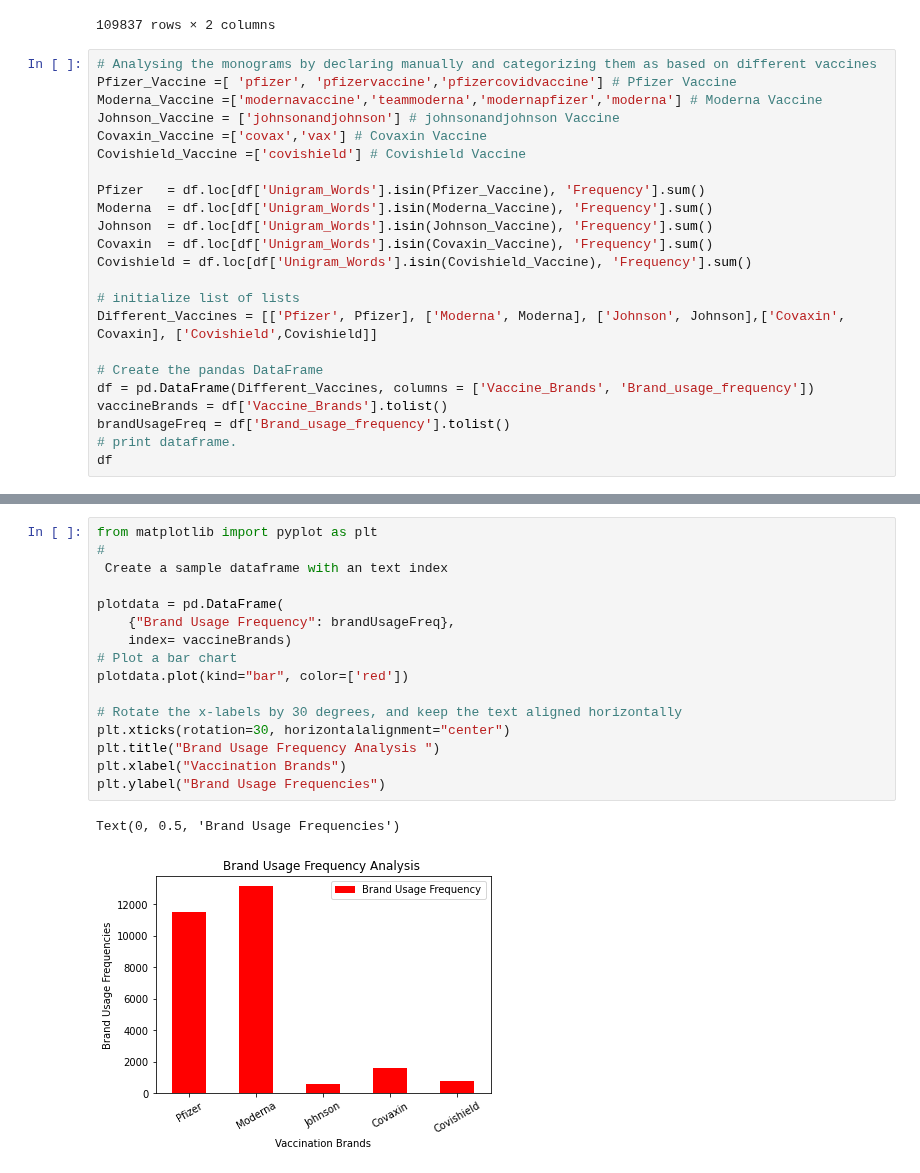
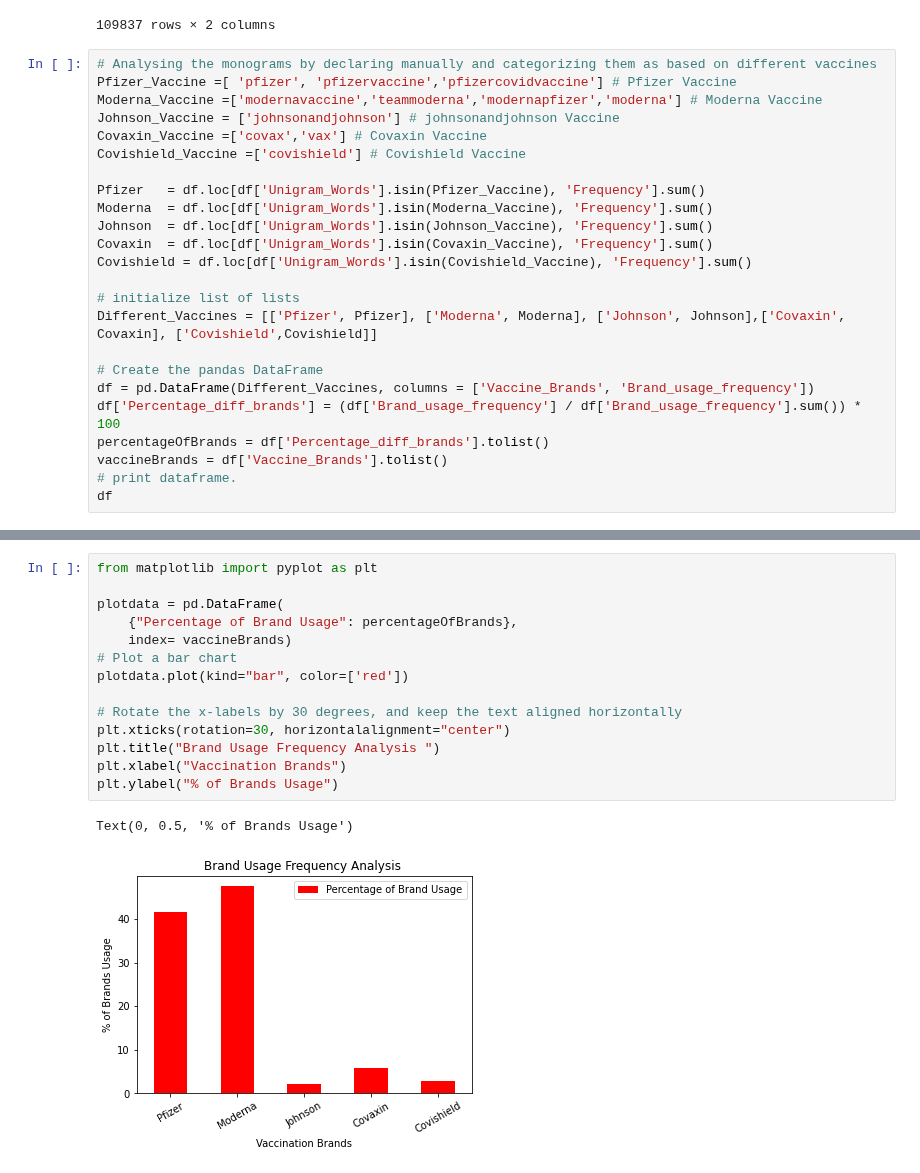
Before and after one commit to Nagmashaik123/Section203-Group06, a Jupyter notebook: Vacc_Brands_TM_Monograms.ipynb, the cells around one changed output, grey strips where cells are left out. Cells and saved outputs as stored; diff of their text form.

```diff
--- a/Vacc_Brands_TM_Monograms.ipynb
+++ b/Vacc_Brands_TM_Monograms.ipynb
@@ -99,8 +99,9 @@ Different_Vaccines = [['Pfizer', Pfizer], ['Moderna', Moderna], ['Johnson', John
 
 # Create the pandas DataFrame
 df = pd.DataFrame(Different_Vaccines, columns = ['Vaccine_Brands', 'Brand_usage_frequency'])
+df['Percentage_diff_brands'] = (df['Brand_usage_frequency'] / df['Brand_usage_frequency'].sum()) * 100
+percentageOfBrands = df['Percentage_diff_brands'].tolist()
 vaccineBrands = df['Vaccine_Brands'].tolist()
-brandUsageFreq = df['Brand_usage_frequency'].tolist()
 # print dataframe.
 df
 # %% [output]
@@ -113,19 +114,17 @@ df
 # %%
 from matplotlib import pyplot as plt
-#
- Create a sample dataframe with an text index
 
 plotdata = pd.DataFrame(
-    {"Brand Usage Frequency": brandUsageFreq},
+    {"Percentage of Brand Usage": percentageOfBrands},
     index= vaccineBrands)
 # Plot a bar chart
 plotdata.plot(kind="bar", color=['red'])
 
 # Rotate the x-labels by 30 degrees, and keep the text aligned horizontally
 plt.xticks(rotation=30, horizontalalignment="center")
 plt.title("Brand Usage Frequency Analysis ")
 plt.xlabel("Vaccination Brands")
-plt.ylabel("Brand Usage Frequencies")
+plt.ylabel("% of Brands Usage")
 # %% [output]
-Text(0, 0.5, 'Brand Usage Frequencies')
+Text(0, 0.5, '% of Brands Usage')
-[figure, old version]
+[figure, new version]
```
Also changed, not shown: parts of 1 cell of this notebook.
